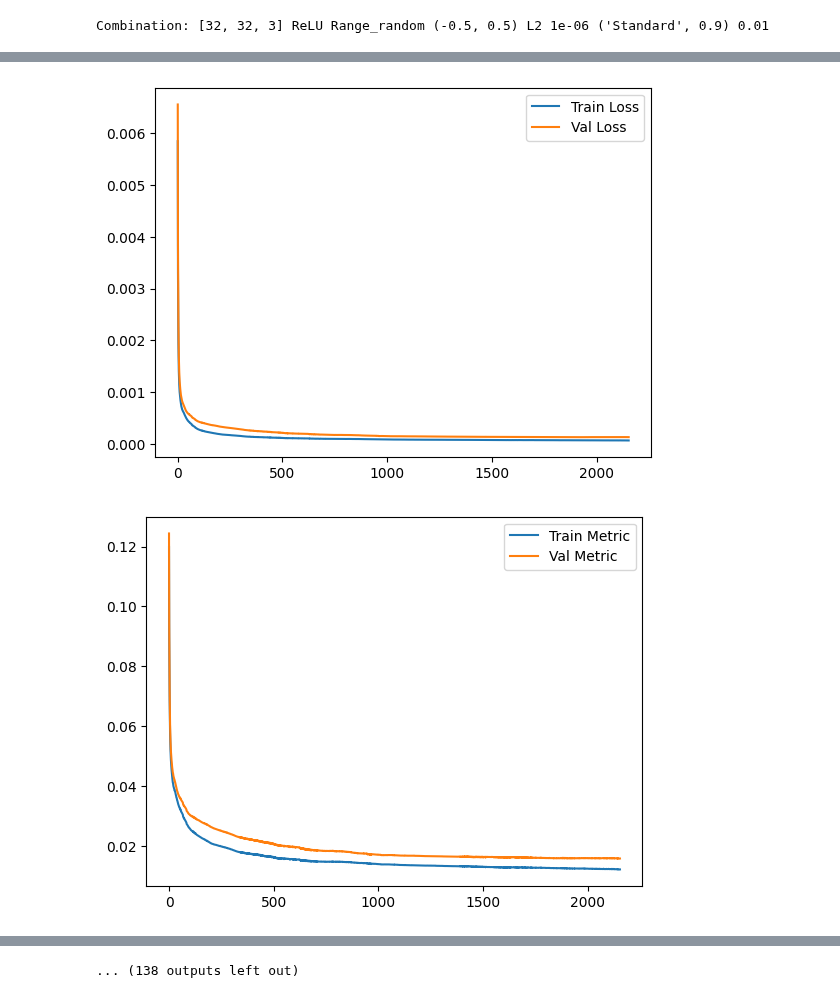
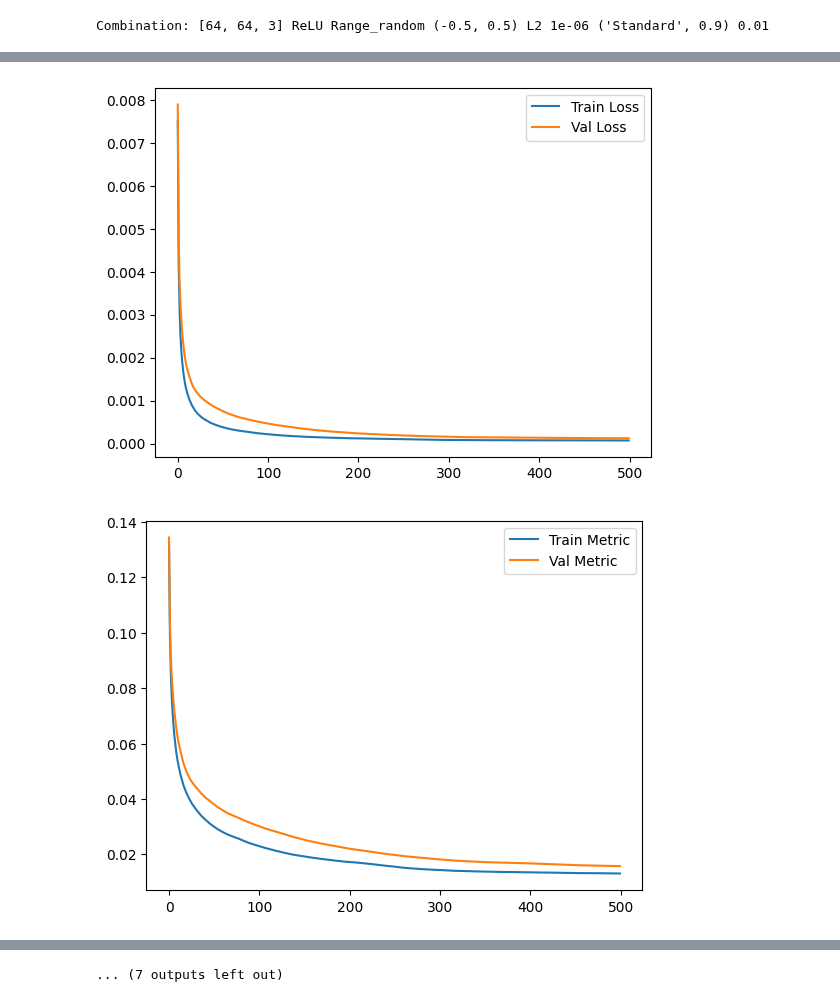
Before and after one commit to Slocon00/ML-project, a Jupyter notebook: notebooks/test_cup.ipynb, the cells around one changed output, grey strips where cells are left out. Drawn from its saved outputs; the diff is of its cells as text; code cells hidden in the pictures.

```diff
--- a/notebooks/test_cup.ipynb
+++ b/notebooks/test_cup.ipynb
@@ -113,14 +108,14 @@ statistics = kfold_crossval(
 print(statistics)
 # %%
 hyperparameters = {
-    'layers_sizes': [[32,32,3], [64, 64, 3]],
+    'layers_sizes': [[64, 64, 3]],
     'activations': ["ReLU"],
     'startings': ["Range_random"],
     'startings_range': [(-0.5, 0.5)],
     'regularizers': ["L2"],
-    'regularizers_lambda': [1e-6, 1e-4],
-    'momentums': [('Standard', 0.9), ('Nesterov', 0.9)],
-    'etas': [1e-2, 1e-4],
+    'regularizers_lambda': [1e-6],
+    'momentums': [('Standard', 0.9)],
+    'etas': [1e-2],
 }
 
 data_to_csv = grid_search(
@@ -134,4 +129,4 @@ data_to_csv = grid_search(
     verbose=True
 )
 # %% [output]
-Combination: [32, 32, 3] ReLU Range_random (-0.5, 0.5) L2 1e-06 ('Standard', 0.9) 0.01
+Combination: [64, 64, 3] ReLU Range_random (-0.5, 0.5) L2 1e-06 ('Standard', 0.9) 0.01
@@ -145,3 +140,3 @@ Val Metric: 0.013606440207170037
-[figure, old version]
+[figure, new version]
-[figure, old version]
+[figure, new version]
 Fold 2 of 6 completed
@@ -161,4 +156,4 @@ Val Metric: 0.014877486010553472
-... (138 outputs left out)
+... (7 outputs left out)
 # %%
 X_train, y_train, test = read_cup("../data/ML-CUP23-TR.csv", "../data/ML-CUP23-TS.csv")
 # %%
```
Also changed, not shown: parts of 8 cells of this notebook, 4 other files.
